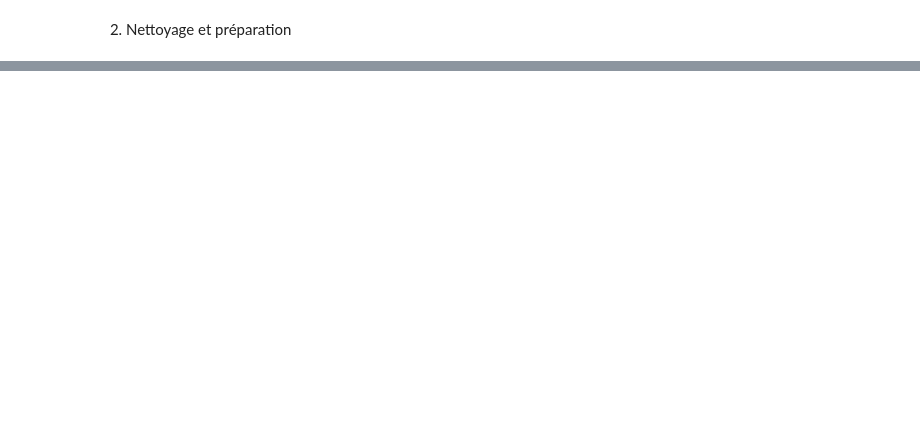
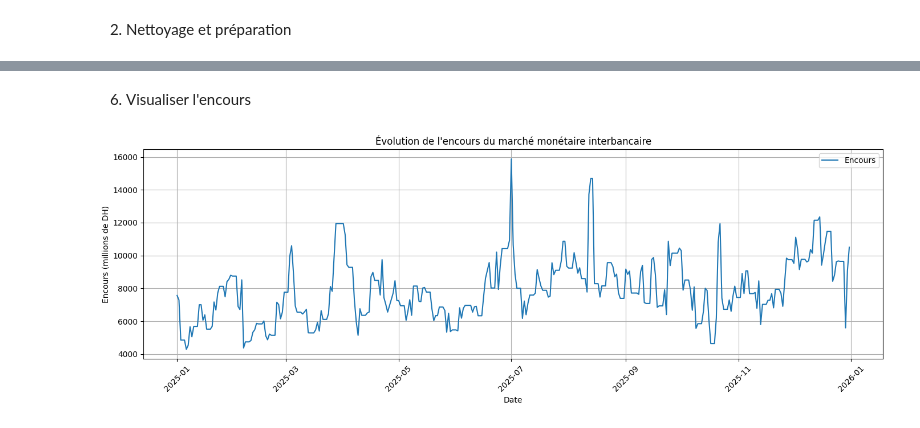
Before and after one commit to zaaiter-oumaima/CC-Partie-A-FIN-3-OUMAIMA-ZAAITER, a Jupyter notebook: Projet_Machine_Learning_29_Algorithmes_Oumaima_Zaaiter.ipynb, the cells around one changed output, grey strips where cells are left out. Saved outputs shown, nothing was run; the diff lists cells and outputs as text; code cells hidden in the pictures; blank space fills up the shorter version.

```diff
--- a/Projet_Machine_Learning_29_Algorithmes_Oumaima_Zaaiter.ipynb
+++ b/Projet_Machine_Learning_29_Algorithmes_Oumaima_Zaaiter.ipynb
@@ -1574,0 +1711,21 @@ display(data.head())
+# %% [markdown]
+6) Visualiser l'encours
+# %%
+plt.figure(figsize=(14, 5))
+
+plt.plot(
+    data["Date"],
+    data["Encours"],
+    label="Encours"
+)
+
+plt.xlabel("Date")
+plt.ylabel("Encours (millions de DH)")
+plt.title("Évolution de l'encours du marché monétaire interbancaire")
+plt.xticks(rotation=45)
+plt.grid(True)
+plt.legend()
+plt.tight_layout()
+plt.show()
+# %% [output]
+[figure, added]
```
Also changed, not shown: parts of 36 cells of this notebook.
